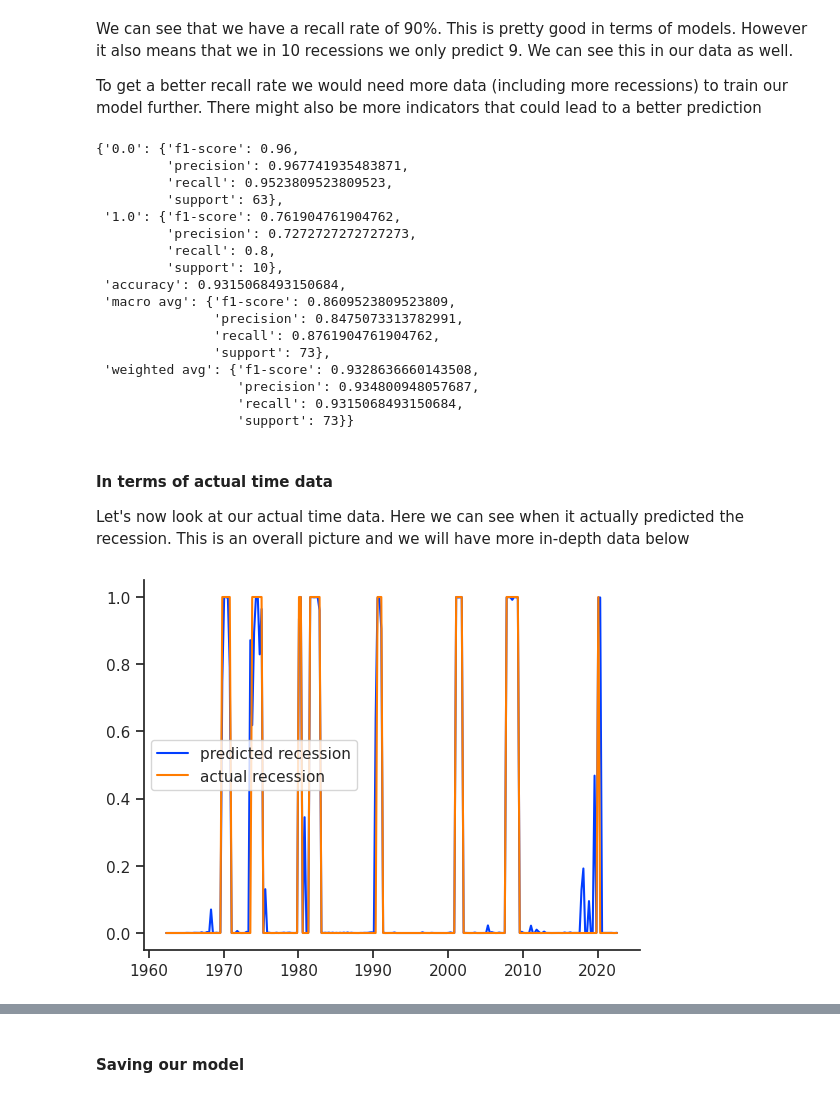
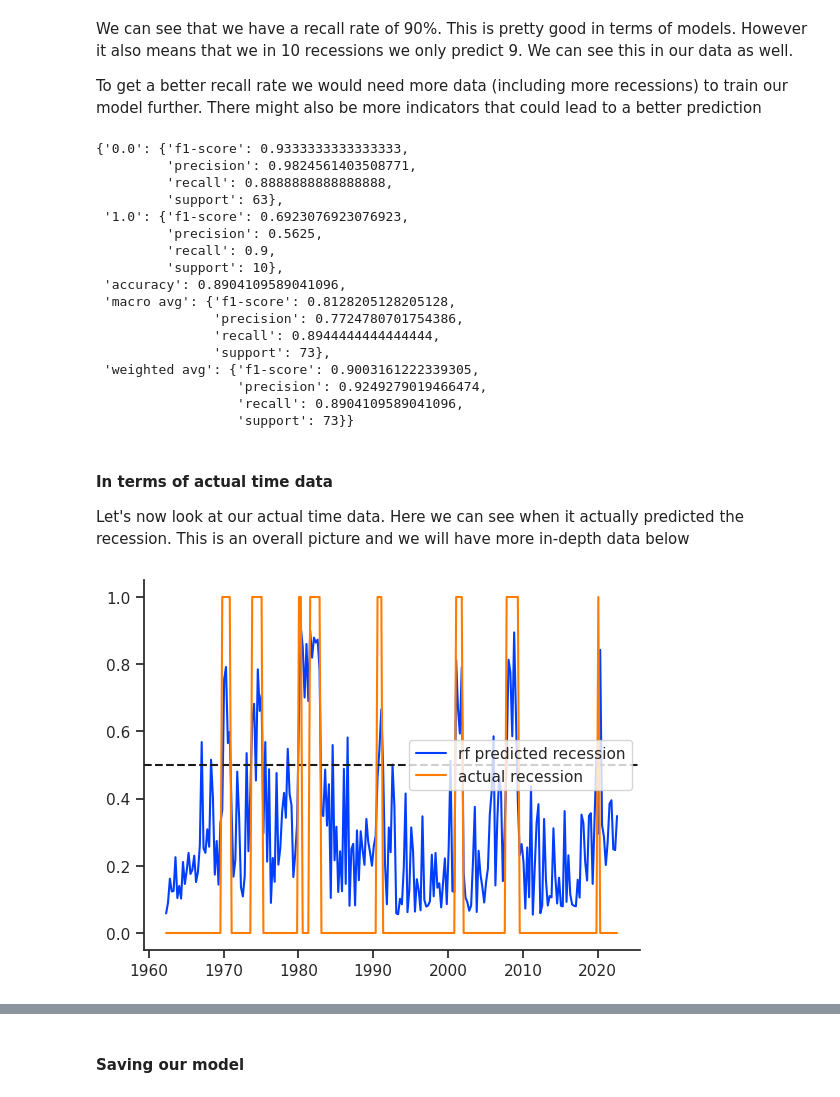
Before and after one commit to Janst1000/RecessionPredictor, a Jupyter notebook: model_tuning.ipynb, the cells around one changed output, grey strips where cells are left out. Saved outputs shown, nothing was run; the diff lists cells and outputs as text; code cells hidden in the pictures.

Commit message:
more graphs

```diff
--- a/model_tuning.ipynb
+++ b/model_tuning.ipynb
@@ -112,19 +112,19 @@ The last model that we chose is XGBoost which is gradient boosted trees. Similar
 steps = [('imputer', SimpleImputer(strategy = 'median')), ('smote', SMOTE()),('scaler', StandardScaler()), ('rgsr', LogisticRegression(max_iter=9000))]
 lr_pipe = smpipe(steps = steps)
 lr_grid = [{'rgsr__C': [1e4,1e6], 'rgsr__solver': ['newton-cg', "lbfgs", 'liblinear', 'sag', 'saga']}]
-lr_grid_search = GridSearchCV(estimator = lr_pipe, param_grid = lr_grid,cv = 5, scoring = 'recall')
+lr_grid_search = GridSearchCV(estimator = lr_pipe, param_grid = lr_grid,cv = 5, scoring = 'recall', n_jobs = -1)
 
 #Random forest classifier model
 steps = [('imputer', SimpleImputer(strategy = 'median')), ('smote', SMOTE()), ('scaler', StandardScaler()), ('rgsr', RandomForestClassifier())]
 rf_pipe = smpipe(steps = steps)
 rf_grid = [{'rgsr__n_estimators': range(50,1000,50), 'rgsr__max_depth': [2,3,4], 'rgsr__min_samples_leaf': [4]}]
-rf_grid_search = GridSearchCV(estimator = rf_pipe, param_grid = rf_grid, cv = 5, scoring = 'recall')
+rf_grid_search = GridSearchCV(estimator = rf_pipe, param_grid = rf_grid, cv = 5, scoring = 'recall', n_jobs = -1)
 
 #XGBoost classifier model
 steps = [('imputer', SimpleImputer(strategy = 'median')), ('smote', SMOTE()),('scaler', StandardScaler()), ('rgsr', GradientBoostingClassifier())]
 xg_pipe = smpipe(steps = steps)
 xg_grid = [{'rgsr__n_estimators': range(50,1000,50)}]
-xg_grid_search = GridSearchCV(estimator = xg_pipe, param_grid = xg_grid, cv = 5, scoring = 'f1')
+xg_grid_search = GridSearchCV(estimator = xg_pipe, param_grid = xg_grid, cv = 5, scoring = 'f1', n_jobs = -1)
 
 #Fit the models
 lr_grid_search.fit(X_train,y_train)
@@ -208,22 +208,22 @@ from pprint import pprint
 report = classification_report(y_test,custom_thresh_y_pred_test, output_dict = True)
 pprint(report)
 # %% [output]
-{'0.0': {'f1-score': 0.96,
-         'precision': 0.967741935483871,
-         'recall': 0.9523809523809523,
+{'0.0': {'f1-score': 0.9333333333333333,
+         'precision': 0.9824561403508771,
+         'recall': 0.8888888888888888,
          'support': 63},
- '1.0': {'f1-score': 0.761904761904762,
-         'precision': 0.7272727272727273,
-         'recall': 0.8,
+ '1.0': {'f1-score': 0.6923076923076923,
+         'precision': 0.5625,
+         'recall': 0.9,
          'support': 10},
- 'accuracy': 0.9315068493150684,
- 'macro avg': {'f1-score': 0.8609523809523809,
-               'precision': 0.8475073313782991,
-               'recall': 0.8761904761904762,
+ 'accuracy': 0.8904109589041096,
+ 'macro avg': {'f1-score': 0.8128205128205128,
+               'precision': 0.7724780701754386,
+               'recall': 0.8944444444444444,
                'support': 73},
- 'weighted avg': {'f1-score': 0.9328636660143508,
-                  'precision': 0.934800948057687,
-                  'recall': 0.9315068493150684,
+ 'weighted avg': {'f1-score': 0.9003161222339305,
+                  'precision': 0.9249279019466474,
+                  'recall': 0.8904109589041096,
                   'support': 73}}
 # %% [markdown]
 #### In terms of actual time data
@@ -232,12 +232,16 @@ Let's now look at our actual time data. Here we can see when it actually predict
 # %%
 fig, ax = plt.subplots()
 
-plt.plot(data.index,pd.Series(xg_grid_search.predict_proba(X)[:,1]), label = 'predicted recession')
+plt.plot(data.index,pd.Series(rf_grid_search.predict_proba(X)[:,1]), label = 'rf predicted recession')
+#plt.plot(data.index,pd.Series(xg_grid_search.predict_proba(X)[:,1]), label = 'xg predicted recession', c = '#FFC107')
+#plt.plot(data.index,pd.Series(lr_grid_search.predict_proba(X)[:,1]), label = 'lr predicted recession', c = '#D81B60')
+plt.axhline(y = .5, c = 'k', ls = '--')
+
 plt.plot(data.index,data['USREC'],label = 'actual recession')
 plt.legend(loc = 'best');
 plt.savefig('figures/predicted.jpg', transparent=True, dpi = 800, bbox_inches='tight');
 # %% [output]
-[figure, old version]
+[figure, new version]
 # %%
 fig, ax = plt.subplots()
 
```
Also changed, not shown: parts of 19 cells of this notebook, 17 other files.
